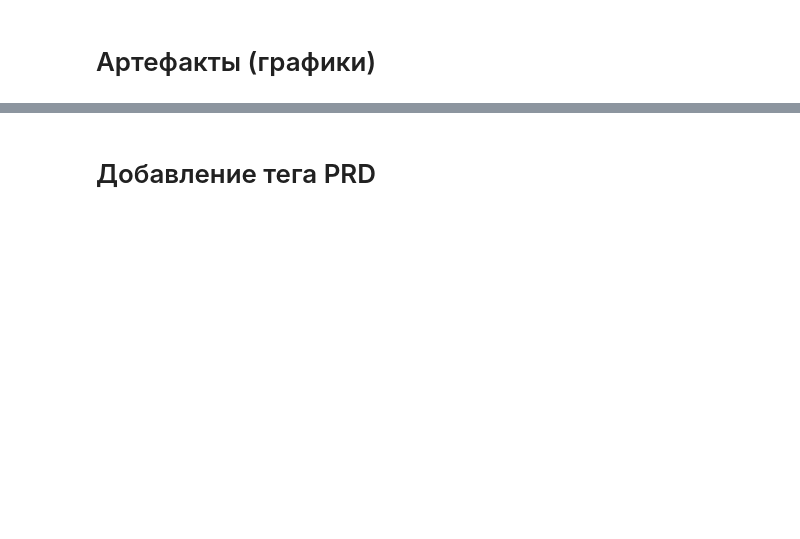
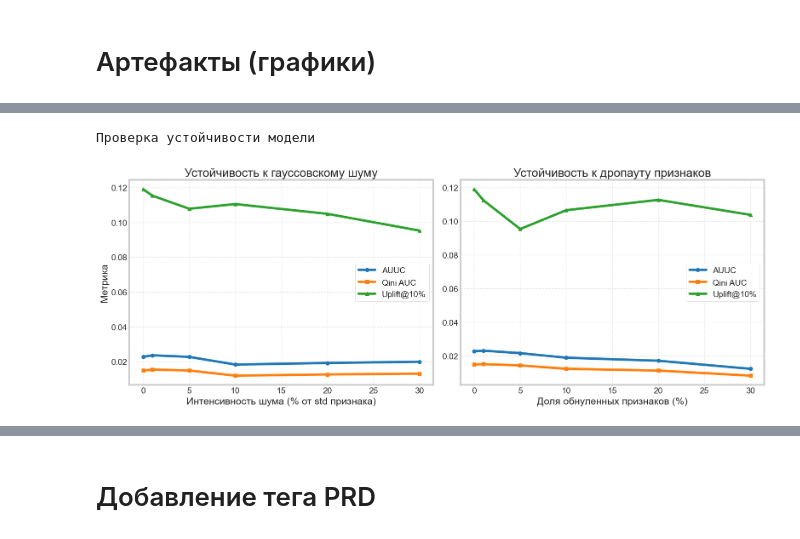
Before and after one commit to VShilovich/uplift-modeling-hse, a Jupyter notebook: mlflow/jupyter_notebooks/Experiments.ipynb, the cells around one changed output, grey strips where cells are left out. Drawn from its saved outputs; the diff is of its cells as text; code cells hidden in the pictures; blank space fills up the shorter version.

Commit message:
Vadim Shilovich: added model stability analysis

```diff
--- a/mlflow/jupyter_notebooks/Experiments.ipynb
+++ b/mlflow/jupyter_notebooks/Experiments.ipynb
@@ -579,0 +629,71 @@ with mlflow.start_run(run_id=run_id):
+# %%
+with mlflow.start_run(run_id=run_id):
+    print("Проверка устойчивости модели")
+    num_cols_to_noise = [c for c in num_cols_full if c not in ['cluster_id', 'first_transaction_quarter']]
+
+    noise_levels = [0.0, 0.01, 0.05, 0.10, 0.20, 0.30]
+
+    # Оценка устойчивости к двум видам шума
+    gauss_results = evaluate_robustness(
+        model=x_learner_full,
+        x_test=x_test_holdout_clust,
+        y_test=y_test_holdout,
+        t_test=t_test_holdout,
+        num_cols=num_cols_to_noise,
+        noise_levels=noise_levels,
+        noise_type="gaussian"
+    )
+
+    dropout_results = evaluate_robustness(
+        model=x_learner_full,
+        x_test=x_test_holdout_clust,
+        y_test=y_test_holdout,
+        t_test=t_test_holdout,
+        num_cols=num_cols_to_noise,
+        noise_levels=noise_levels,
+        noise_type="dropout"
+    )
+
+    # Сохранение и логирование
+    gauss_csv_path = "robustness_gaussian_results.csv"
+    dropout_csv_path = "robustness_dropout_results.csv"
+
+    gauss_results.to_csv(gauss_csv_path, index=False)
+    dropout_results.to_csv(dropout_csv_path, index=False)
+
+    mlflow.log_artifact(gauss_csv_path, "robustness_metrics")
+    mlflow.log_artifact(dropout_csv_path, "robustness_metrics")
+
+    if os.path.exists(gauss_csv_path):
+        os.remove(gauss_csv_path)
+    if os.path.exists(dropout_csv_path):
+        os.remove(dropout_csv_path)
+
+    # Построение графиков деградации качества
+    fig, axes = plt.subplots(1, 2, figsize=(16, 6))
+
+    # График гауссовского шума
+    axes[0].plot(gauss_results["noise_level"] * 100, gauss_results["AUUC"], marker='o', label="AUUC", color='#1f77b4')
+    axes[0].plot(gauss_results["noise_level"] * 100, gauss_results["Qini"], marker='s', label="Qini AUC", color='#ff7f0e')
+    axes[0].plot(gauss_results["noise_level"] * 100, gauss_results["Uplift@10%"], marker='^', label="Uplift@10%", color='#2ca02c')
+    axes[0].set_title("Устойчивость к гауссовскому шуму")
+    axes[0].set_xlabel("Интенсивность шума (% от std признака)")
+    axes[0].set_ylabel("Метрика")
+    axes[0].grid(True, linestyle="--", alpha=0.5)
+    axes[0].legend()
+
+    axes[1].plot(dropout_results["noise_level"] * 100, dropout_results["AUUC"], marker='o', label="AUUC", color='#1f77b4')
+    axes[1].plot(dropout_results["noise_level"] * 100, dropout_results["Qini"], marker='s', label="Qini AUC", color='#ff7f0e')
+    axes[1].plot(dropout_results["noise_level"] * 100, dropout_results["Uplift@10%"], marker='^', label="Uplift@10%", color='#2ca02c')
+    axes[1].set_title("Устойчивость к дропауту признаков")
+    axes[1].set_xlabel("Доля обнуленных признаков (%)")
+    axes[1].grid(True, linestyle="--", alpha=0.5)
+    axes[1].legend()
+
+    plt.tight_layout()
+
+    mlflow.log_figure(fig, "robustness_metrics/metrics_decay_curves.png")
+    plt.show()
+# %% [output]
+Проверка устойчивости модели
+[figure, added]
```
Also changed, not shown: parts of 10 cells of this notebook, 1 other file.
